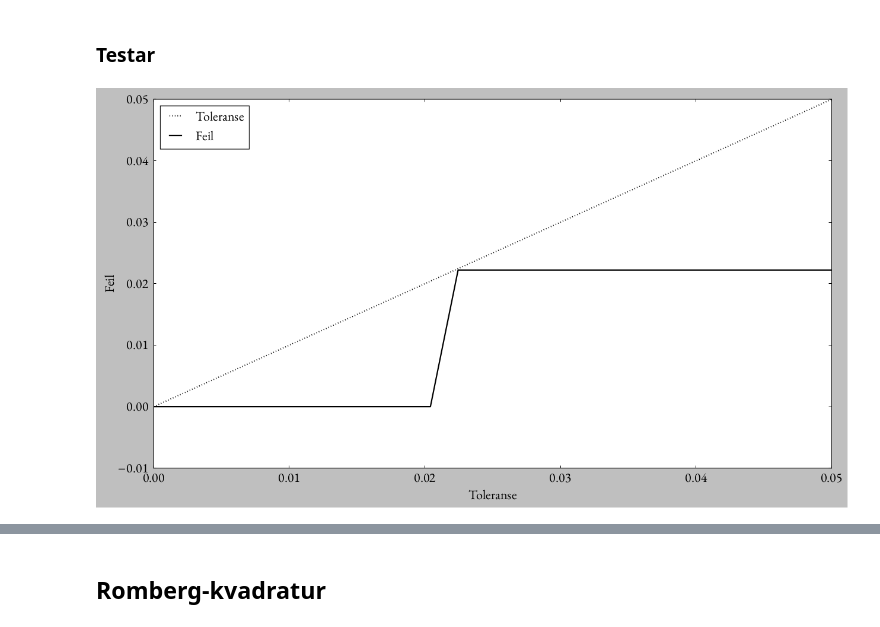
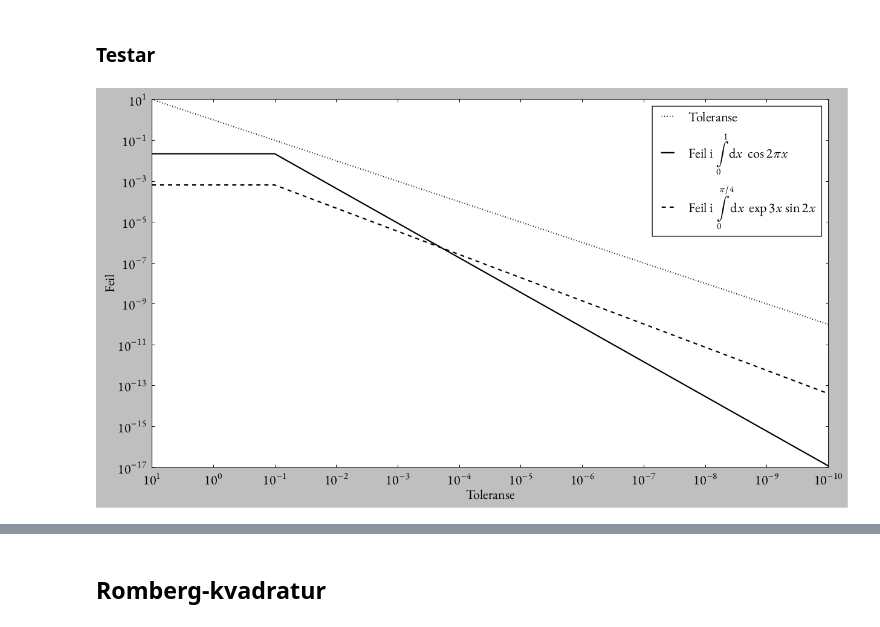
Before and after one commit to steffenhaug/nm, a Jupyter notebook: int/quad.ipynb, the cells around one changed output, grey strips where cells are left out. Saved outputs shown, nothing was run; the diff lists cells and outputs as text; code cells hidden in the pictures.

Commit message:
more theory, and fixed error plots

```diff
--- a/int/quad.ipynb
+++ b/int/quad.ipynb
@@ -28,7 +28,7 @@ newparams = {
         r"\usepackage{unicode-math}",
         r"\setmainfont{EB Garamond}",
         r"\setmonofont{Courier New}",
-        r"\setmathfont{Garamond-Math}",
+        r"\setmathfont[StylisticSet={2,7,10}]{Garamond-Math}",
     ],
     'figure.figsize': (16,9),
     'ytick.labelsize': fontsize,
@@ -41,10 +41,11 @@ newparams = {
 
 # !!!
 # for some reason, on some machines, you need to run this cell twice
+# it probably has something to do with python versions or something
 # !!!
 %matplotlib inline
 
-# makes mpl use the pgf-renderer. sometimes
+# makes mpl use the pgf-renderer. sometimes (but not on all machines)
 # this disables rendering in the notebook.
 # if this happens on your machine, maybe use
 # another backend while working, and switch
@@ -54,6 +55,8 @@ mpl.use('pgf')
 # right angles never hurt anyone,
 # so use classic as a base theme
 plt.style.use('classic')
+# the gray border is not visible in the plot rendered
+# by plt.savefig, so dont't  worry about that
 
 # finally change the necessary parameters
 plt.rcParams.update(newparams)
@@ -77,28 +81,43 @@ def asm_quad(f, a, b, tol=1e-5):
 ### Testar
 # %%
 x = sp.symbols('x')
+
+### first test
 f = sp.cos(2 * sp.pi * x)
 F = sp.integrate(f)
 # make python function versions
-f = sp.lambdify(x, f)
-F = sp.lambdify(x, F)
+fa = sp.lambdify(x, f)
+Fa = sp.lambdify(x, F)
 
-a, b = 0, 1
-I = F(b) - F(a) # = 0
+aa, ba = 0, 1
+Ia = Fa(ba) - Fa(aa) # = 0
 
-tols = np.linspace(1e-10, 1e-1, 50)
-errs = np.array([abs(asm_quad(f, a, b, tol=t) - I) for t in tols])
+### second test
+f = sp.exp(3 * x) * sp.sin(2 * x)
+F = sp.integrate(f)
+# make python function versions
+fb = sp.lambdify(x, f)
+Fb = sp.lambdify(x, F)
 
-plt.plot(tols, tols, 'k:', label="Toleranse")
-plt.plot(tols, errs, 'k', label="Feil")
+ab, bb = 0, np.pi/4
+Ib = Fb(bb) - Fb(ab)
+
+tols = np.linspace(10, 1e-10, 100)
+errsa = np.array([abs(asm_quad(fa, aa, ba, tol=t) - Ia) for t in tols])
+errsb = np.array([abs(asm_quad(fb, ab, bb, tol=t) - Ib) for t in tols])
+
+plt.loglog(tols, tols,  'k:',  label="Toleranse")
+plt.loglog(tols, errsa, 'k',   label="Feil i $\int\limits_0^1 \! \mathrm dx \, \cos 2 \pi x$")
+plt.loglog(tols, errsb, 'k--', label="Feil i $\int\limits_0^{\pi/4} \! \mathrm dx \, \exp 3 x \sin 2x$")
 
 plt.ylabel("Feil")
 plt.xlabel("Toleranse")
 
-plt.xlim(tols[0], tols[-1] / 2)
-plt.ylim(-0.01, tols[-1] / 2)
+plt.xlim(tols[0], tols[-1])
 plt.legend(loc="best")
 
+plt.savefig("simp_err.pdf")
+
 plt.tight_layout()
 # %% [output]
-[figure, old version]
+[figure, new version]
```
Also changed, not shown: parts of 6 cells of this notebook, 4 other files.
